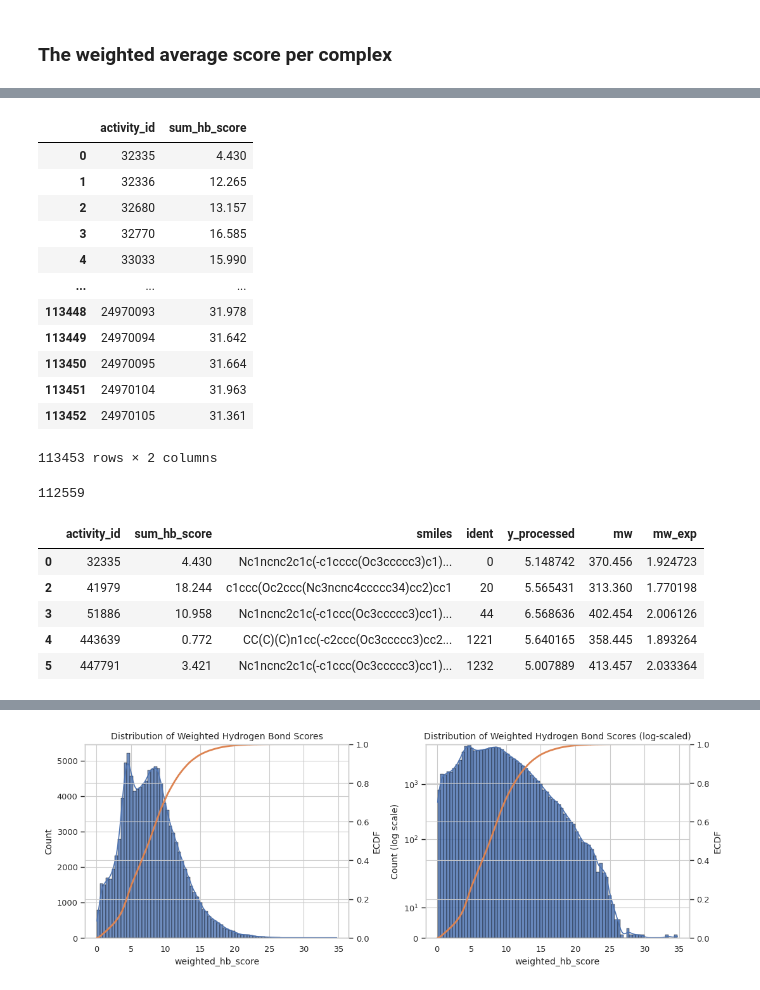
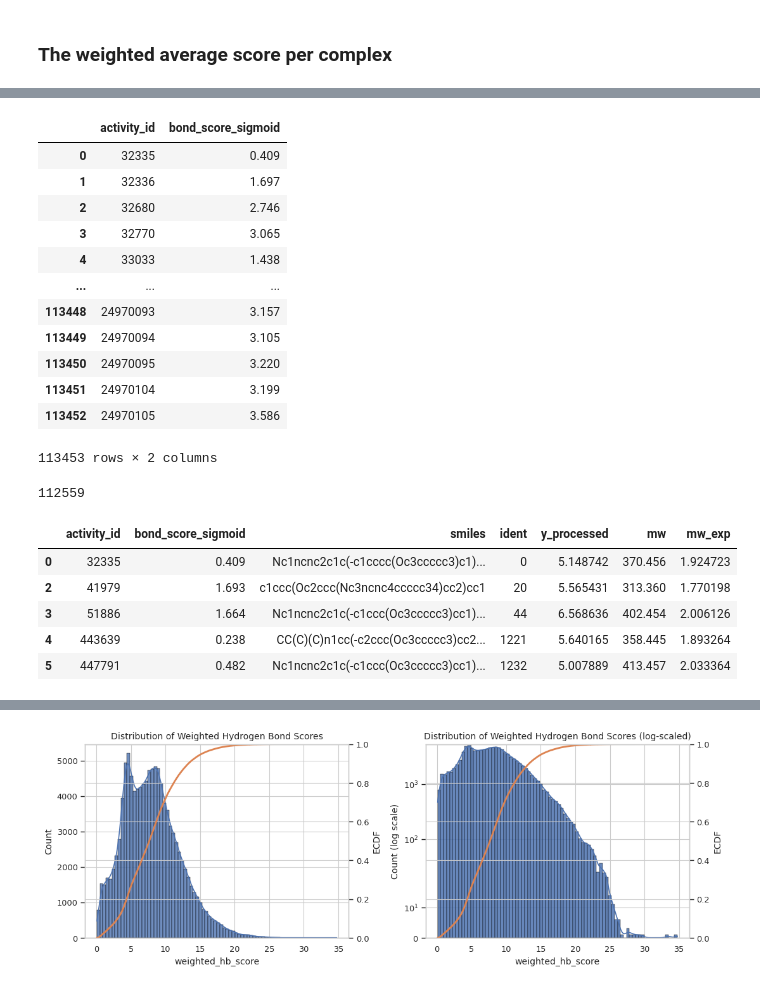
Before and after one commit to fatemeh-moghaddam/kinodata-3D-affinity-prediction, a Jupyter notebook: prob/interactions/interaction_scores.ipynb, the cells around one changed output, grey strips where cells are left out. Drawn from its saved outputs; the diff is of its cells as text; code cells hidden in the pictures.

```diff
--- a/prob/interactions/interaction_scores.ipynb
+++ b/prob/interactions/interaction_scores.ipynb
@@ -468,38 +521,38 @@ hydrogen_bonds_df.head(2)
 # %%
-bond_score_col = "bond_score_gauss"
+# bond_score_col = "bond_score_gauss"
+bond_score_col = "bond_score_sigmoid"
 # bond_score_col = "bond_score"
 
 bond_scores = (
     hydrogen_bonds_df
     .groupby("activity_id", as_index=False)[bond_score_col]
     .sum()
-    .rename(columns={bond_score_col: "sum_hb_score"})
 )
 bond_scores
 # %% [output]
-|  | activity_id | sum_hb_score |
-| 0 | 32335 | 4.430 |
-| 1 | 32336 | 12.265 |
-| 2 | 32680 | 13.157 |
-| 3 | 32770 | 16.585 |
-| 4 | 33033 | 15.990 |
+|  | activity_id | bond_score_sigmoid |
+| 0 | 32335 | 0.409 |
+| 1 | 32336 | 1.697 |
+| 2 | 32680 | 2.746 |
+| 3 | 32770 | 3.065 |
+| 4 | 33033 | 1.438 |
 | ... | ... | ... |
-| 113448 | 24970093 | 31.978 |
-| 113449 | 24970094 | 31.642 |
-| 113450 | 24970095 | 31.664 |
-| 113451 | 24970104 | 31.963 |
-| 113452 | 24970105 | 31.361 |
+| 113448 | 24970093 | 3.157 |
+| 113449 | 24970094 | 3.105 |
+| 113450 | 24970095 | 3.220 |
+| 113451 | 24970104 | 3.199 |
+| 113452 | 24970105 | 3.586 |
 113453 rows × 2 columns
 # %%
-bond_scores = bond_scores.merge(mws, on='activity_id', how='right').dropna(subset=['sum_hb_score'])
+bond_scores = bond_scores.merge(mws, on='activity_id', how='right').dropna(subset=[bond_score_col])
 print(len(bond_scores))
 bond_scores.head()
 # %% [output]
 112559
-|  | activity_id | sum_hb_score | smiles | ident | y_processed | mw | mw_exp |
-| 0 | 32335 | 4.430 | Nc1ncnc2c1c(-c1cccc(Oc3ccccc3)c1)... | 0 | 5.148742 | 370.456 | 1.924723 |
-| 2 | 41979 | 18.244 | c1ccc(Oc2ccc(Nc3ncnc4ccccc34)cc2)cc1 | 20 | 5.565431 | 313.360 | 1.770198 |
-| 3 | 51886 | 10.958 | Nc1ncnc2c1c(-c1ccc(Oc3ccccc3)cc1)... | 44 | 6.568636 | 402.454 | 2.006126 |
-| 4 | 443639 | 0.772 | CC(C)(C)n1cc(-c2ccc(Oc3ccccc3)cc2... | 1221 | 5.640165 | 358.445 | 1.893264 |
-| 5 | 447791 | 3.421 | Nc1ncnc2c1c(-c1ccc(Oc3ccccc3)cc1)... | 1232 | 5.007889 | 413.457 | 2.033364 |
+|  | activity_id | bond_score_sigmoid | smiles | ident | y_processed | mw | mw_exp |
+| 0 | 32335 | 0.409 | Nc1ncnc2c1c(-c1cccc(Oc3ccccc3)c1)... | 0 | 5.148742 | 370.456 | 1.924723 |
+| 2 | 41979 | 1.693 | c1ccc(Oc2ccc(Nc3ncnc4ccccc34)cc2)cc1 | 20 | 5.565431 | 313.360 | 1.770198 |
+| 3 | 51886 | 1.664 | Nc1ncnc2c1c(-c1ccc(Oc3ccccc3)cc1)... | 44 | 6.568636 | 402.454 | 2.006126 |
+| 4 | 443639 | 0.238 | CC(C)(C)n1cc(-c2ccc(Oc3ccccc3)cc2... | 1221 | 5.640165 | 358.445 | 1.893264 |
+| 5 | 447791 | 0.482 | Nc1ncnc2c1c(-c1ccc(Oc3ccccc3)cc1)... | 1232 | 5.007889 | 413.457 | 2.033364 |
 # %%
```
Also changed, not shown: parts of 24 cells of this notebook.
